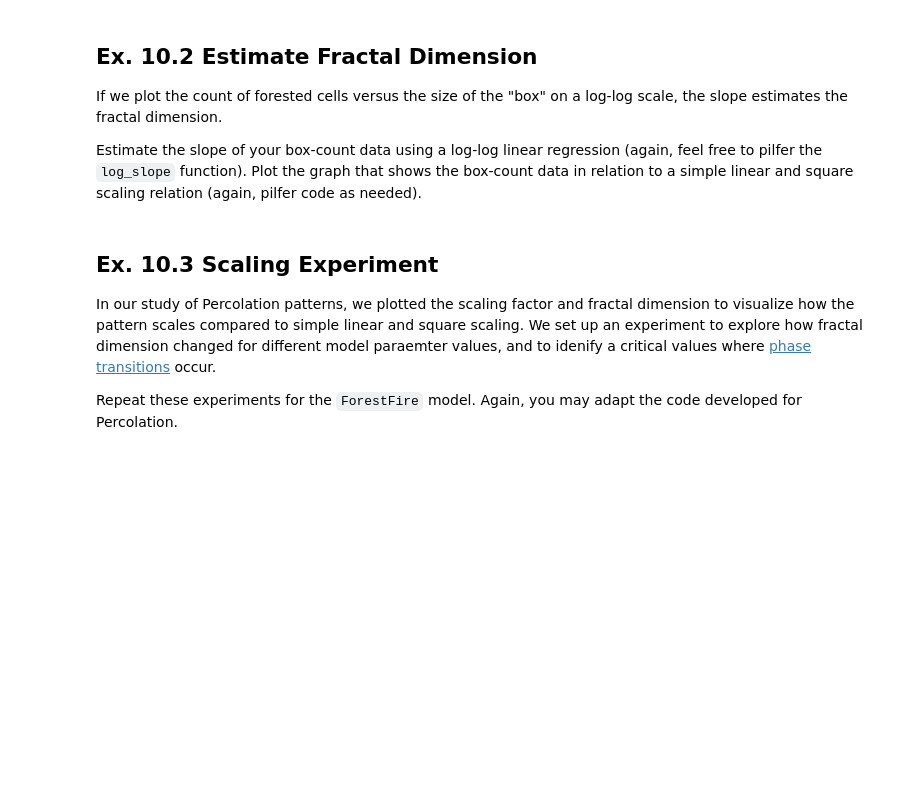
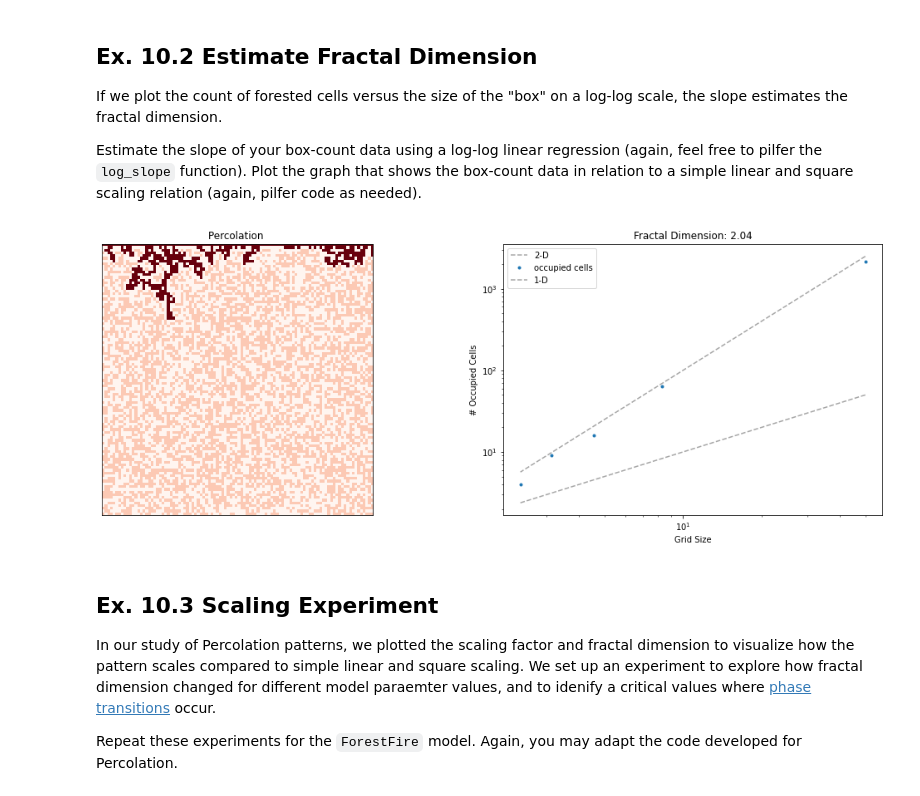
Before and after one commit to WilliamQin65/cap-comp215, a Jupyter notebook: labs/lab10.ipynb, the cells around one changed output. Drawn from its saved outputs; the diff is of its cells as text; code cells hidden in the pictures; blank space fills up the shorter version.

```diff
--- a/labs/lab10.ipynb
+++ b/labs/lab10.ipynb
@@ -667,3 +661,45 @@ def log_slope(xs, ys):
+# %%
+# Ex. 10.2 here
+def log_slope(xs, ys):
+    """ Estimate the slope of log-space plot of data points using linear regression """
+    slope,*_ = linregress(np.log(xs), np.log(ys))
+    return slope
+
+def plot_scaling(perc):
+    """
+    Plot how the number of wet cells in the given perc model scales
+    Compare this plot to 1D (y = x) and 2D (y = x**2) scaling factors
+    """
+    calibres = np.array(range(2, perc.n//2, 10))
+    wet_counts = np.array([box_count(perc.array, calibre) for calibre in calibres])
+    xs = perc.n / calibres  # xs are the number of grid squares so they scale in same direction as counts
+
+    line_options = dict(linestyle='dashed', color='gray', alpha=0.7)
+    plt.plot(xs, xs**2, label='2-D', **line_options)              # y =  x**2
+    plt.plot(xs, wet_counts, '.', label=f'occupied cells')             # y = 1 / wet cell count for window size x
+    plt.plot(xs, xs, label='1-D', **line_options)                 # y = x
+
+    title = f'Fractal Dimension: {log_slope(xs, wet_counts):0.2f}'
+    plt.gca().set(title=title, xlabel='Grid Size', ylabel='# Occupied Cells', xscale='log', yscale='log')
+    plt.legend()
+# %%
+def scaling_experiment(n, q):
+    """ Run an experiment to calculate and plot the fractal dimension of Percolation(n, q) """
+    perc = Percolation(n, q)
+    perc.simulate()
+
+    plt.subplots(1, 2, figsize=(18, 6))
+    plt.subplot(1, 2, 1)
+    perc.draw()
+    plt.subplot(1, 2, 2)
+    plot_scaling(perc)
+
+# Critical value of q, q_crit ~= 0.59
+n=100
+q=0.5
+scaling_experiment(n, q)
+# %% [output]
+[figure, added]
 # %% [markdown]
 ## Ex. 10.3  Scaling Experiment
 
```
Also changed, not shown: parts of 4 cells of this notebook.
